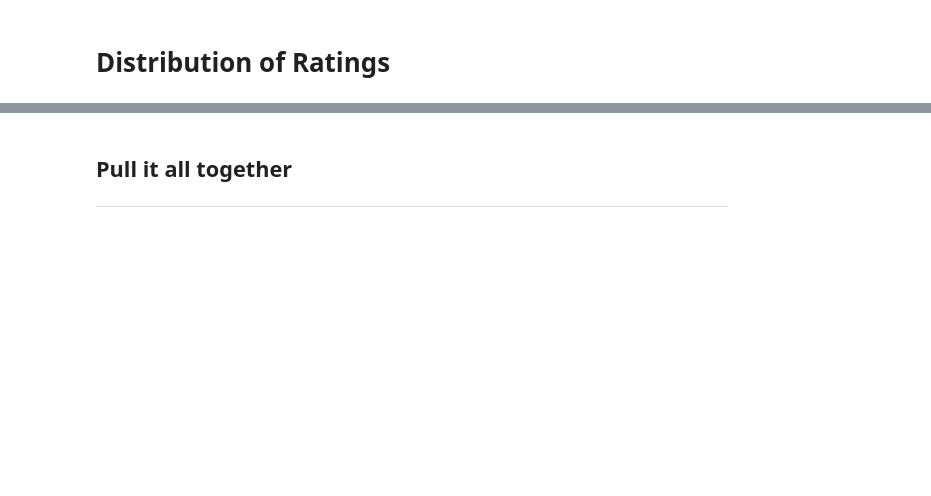
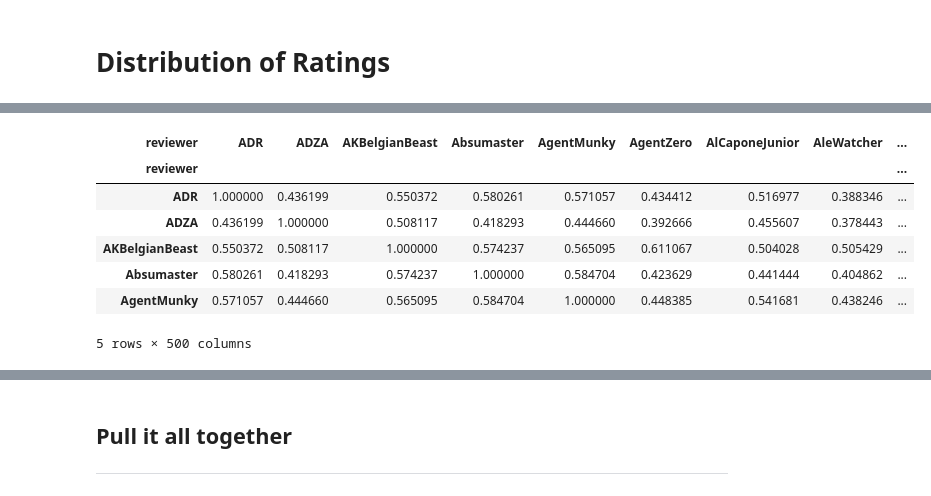
Before and after one commit to MonkeyWrenchGang/2021-ban7002, a Jupyter notebook: Week_5_Beer_Recommender.ipynb, the cells around one changed output, grey strips where cells are left out. Saved outputs shown, nothing was run; the diff lists cells and outputs as text; code cells hidden in the pictures; blank space fills up the shorter version.

```diff
--- a/Week_5_Beer_Recommender.ipynb
+++ b/Week_5_Beer_Recommender.ipynb
@@ -81,0 +132,17 @@ recommendations.nlargest(20).sample(5)
+# %%
+# Calculate similarity between users
+similarity_matrix = cosine_similarity(pivot_table.fillna(0))
+
+# Convert to a DataFrame for easier querying and interpretation
+similarity_df = pd.DataFrame(similarity_matrix, index=pivot_table.index, columns=pivot_table.index)
+
+similarity_df.head()
+# %% [output]
+| reviewer | ADR | ADZA | AKBelgianBeast | Absumaster | AgentMunky | AgentZero | AlCaponeJunior | AleWatcher | ... |
+| reviewer |  |  |  |  |  |  |  |  | ... |
+| ADR | 1.000000 | 0.436199 | 0.550372 | 0.580261 | 0.571057 | 0.434412 | 0.516977 | 0.388346 | ... |
+| ADZA | 0.436199 | 1.000000 | 0.508117 | 0.418293 | 0.444660 | 0.392666 | 0.455607 | 0.378443 | ... |
+| AKBelgianBeast | 0.550372 | 0.508117 | 1.000000 | 0.574237 | 0.565095 | 0.611067 | 0.504028 | 0.505429 | ... |
+| Absumaster | 0.580261 | 0.418293 | 0.574237 | 1.000000 | 0.584704 | 0.423629 | 0.441444 | 0.404862 | ... |
+| AgentMunky | 0.571057 | 0.444660 | 0.565095 | 0.584704 | 1.000000 | 0.448385 | 0.541681 | 0.438246 | ... |
+5 rows × 500 columns
```
Also changed, not shown: parts of 30 cells of this notebook.
